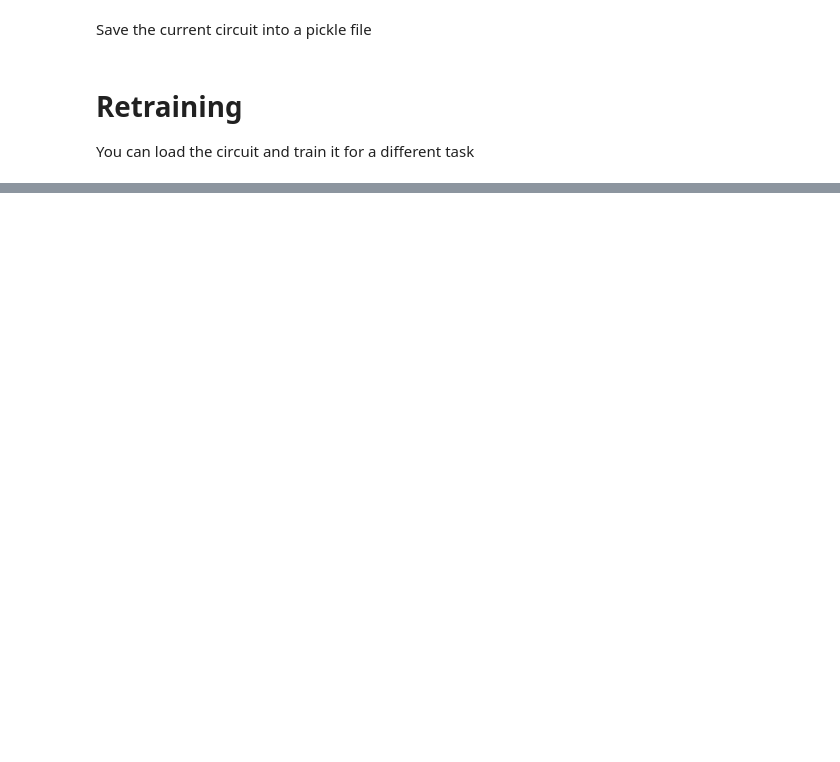
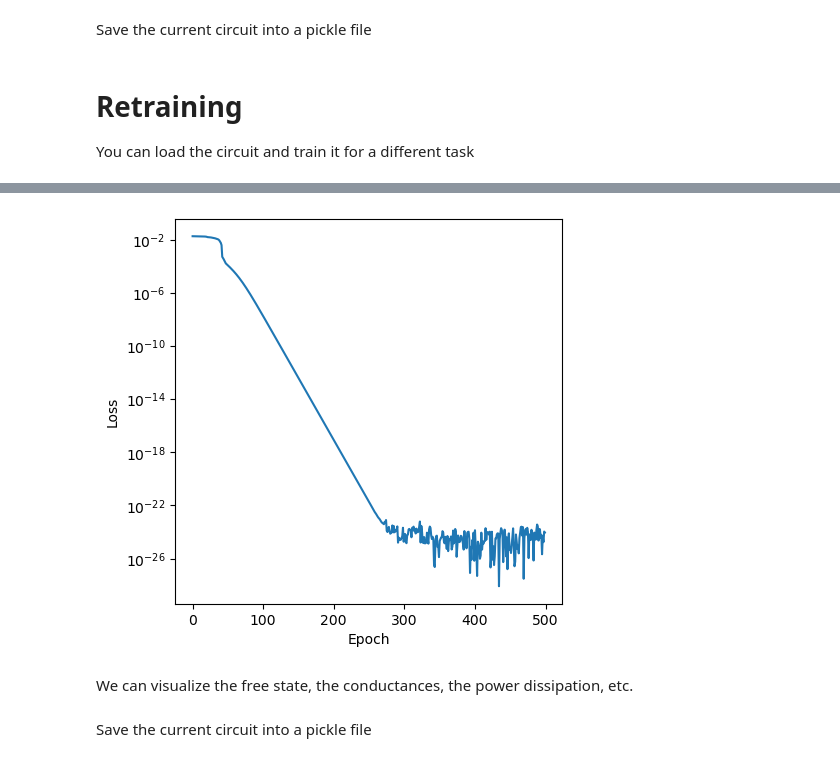
Before and after one commit to maguzj/coupled_learning, a Jupyter notebook: coupled_learning/example_training.ipynb, the cells around one changed output, grey strips where cells are left out. Cells and saved outputs as stored; diff of their text form; code cells hidden in the pictures; blank space fills up the shorter version.

```diff
--- a/coupled_learning/example_training.ipynb
+++ b/coupled_learning/example_training.ipynb
@@ -123,0 +190,17 @@ plt.show()
+# %%
+n_epochs = 500
+n_steps_per_epoch = 100
+eta = 0.001
+losses = allo.train(n_epochs,n_steps_per_epoch, eta = eta, verbose=False)[0]
+# %%
+# plot the losses during training
+fig, ax = plt.subplots(figsize=(5,5))
+ax.plot(losses)
+ax.set_xlabel('Epoch')
+ax.set_ylabel('Loss')
+ax.set_yscale('log')
+plt.show()
+# %% [output]
+[figure, added]
+# %% [markdown]
+We can visualize the free state, the conductances, the power dissipation, etc.
@@ -123,0 +214,2 @@ plt.show()
+# %% [markdown]
+Save the current circuit into a pickle file
```
Also changed, not shown: parts of 12 cells of this notebook, 1 other file.
